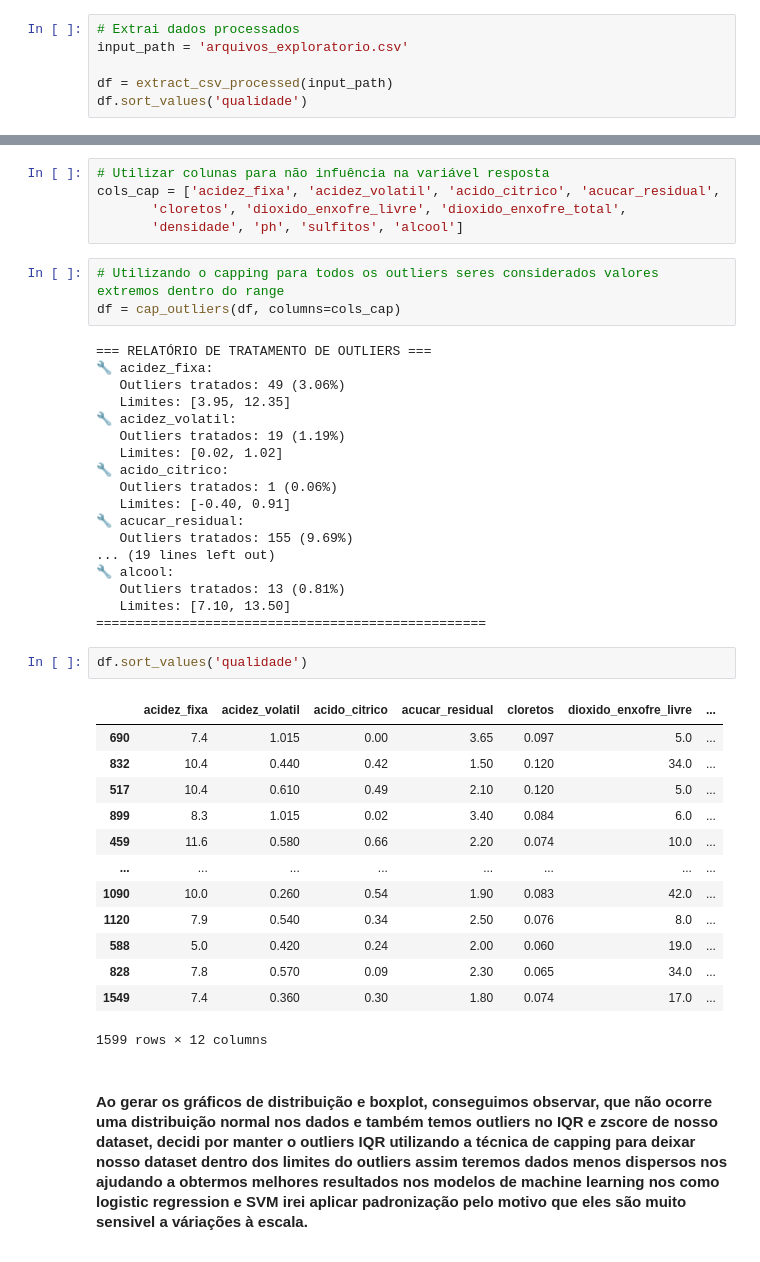
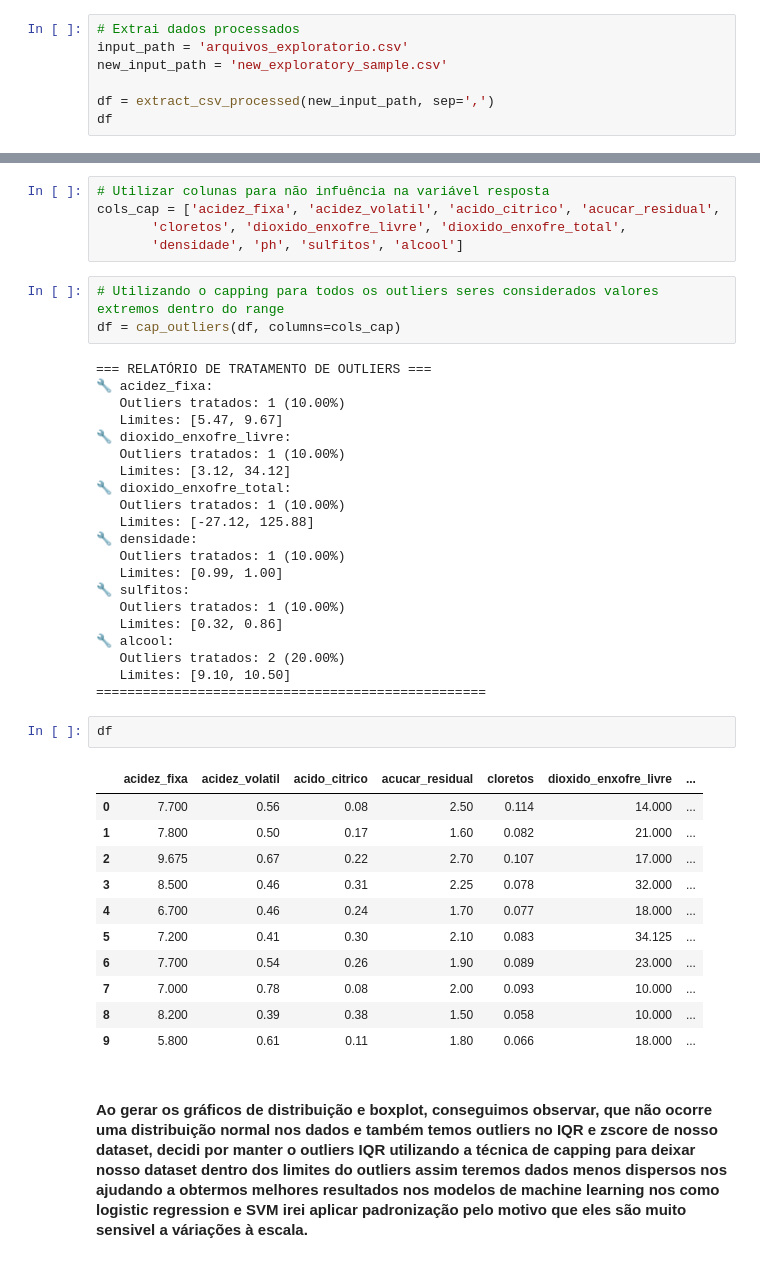
Before and after one commit to JacksonvBarbosa/Analise_qualidade_vinhos, a Jupyter notebook: notebooks/exploracao_dos_dados.ipynb, the cells around one changed output, grey strips where cells are left out. Drawn from its saved outputs; the diff is of its cells as text.

```diff
--- a/notebooks/exploracao_dos_dados.ipynb
+++ b/notebooks/exploracao_dos_dados.ipynb
@@ -38,8 +38,9 @@ from analise_qualidade_vinhos.config import DATA_PROCESSED
 # %%
 # Extrai dados processados
 input_path = 'arquivos_exploratorio.csv'
+new_input_path = 'new_exploratory_sample.csv'
 
-df = extract_csv_processed(input_path)
-df.sort_values('qualidade')
+df = extract_csv_processed(new_input_path, sep=',')
+df
 # %% [output]
 |  | acidez_fixa | acidez_volatil | acido_citrico | acucar_residual | cloretos | dioxido_enxofre_livre | ... |
@@ -191,37 +185,38 @@ df = cap_outliers(df, columns=cols_cap)
 # %% [output]
 === RELATÓRIO DE TRATAMENTO DE OUTLIERS ===
 🔧 acidez_fixa:
-   Outliers tratados: 49 (3.06%)
-   Limites: [3.95, 12.35]
-🔧 acidez_volatil:
-   Outliers tratados: 19 (1.19%)
-   Limites: [0.02, 1.02]
-🔧 acido_citrico:
-   Outliers tratados: 1 (0.06%)
-   Limites: [-0.40, 0.91]
-🔧 acucar_residual:
-   Outliers tratados: 155 (9.69%)
-... (19 lines left out)
+   Outliers tratados: 1 (10.00%)
+   Limites: [5.47, 9.67]
+🔧 dioxido_enxofre_livre:
+   Outliers tratados: 1 (10.00%)
+   Limites: [3.12, 34.12]
+🔧 dioxido_enxofre_total:
+   Outliers tratados: 1 (10.00%)
+   Limites: [-27.12, 125.88]
+🔧 densidade:
+   Outliers tratados: 1 (10.00%)
+   Limites: [0.99, 1.00]
+🔧 sulfitos:
+   Outliers tratados: 1 (10.00%)
+   Limites: [0.32, 0.86]
 🔧 alcool:
-   Outliers tratados: 13 (0.81%)
-   Limites: [7.10, 13.50]
+   Outliers tratados: 2 (20.00%)
+   Limites: [9.10, 10.50]
 ==================================================
 # %%
-df.sort_values('qualidade')
+df
 # %% [output]
 |  | acidez_fixa | acidez_volatil | acido_citrico | acucar_residual | cloretos | dioxido_enxofre_livre | ... |
-| 690 | 7.4 | 1.015 | 0.00 | 3.65 | 0.097 | 5.0 | ... |
-| 832 | 10.4 | 0.440 | 0.42 | 1.50 | 0.120 | 34.0 | ... |
-| 517 | 10.4 | 0.610 | 0.49 | 2.10 | 0.120 | 5.0 | ... |
-| 899 | 8.3 | 1.015 | 0.02 | 3.40 | 0.084 | 6.0 | ... |
-| 459 | 11.6 | 0.580 | 0.66 | 2.20 | 0.074 | 10.0 | ... |
-| ... | ... | ... | ... | ... | ... | ... | ... |
-| 1090 | 10.0 | 0.260 | 0.54 | 1.90 | 0.083 | 42.0 | ... |
-| 1120 | 7.9 | 0.540 | 0.34 | 2.50 | 0.076 | 8.0 | ... |
-| 588 | 5.0 | 0.420 | 0.24 | 2.00 | 0.060 | 19.0 | ... |
-| 828 | 7.8 | 0.570 | 0.09 | 2.30 | 0.065 | 34.0 | ... |
-| 1549 | 7.4 | 0.360 | 0.30 | 1.80 | 0.074 | 17.0 | ... |
+| 0 | 7.700 | 0.56 | 0.08 | 2.50 | 0.114 | 14.000 | ... |
+| 1 | 7.800 | 0.50 | 0.17 | 1.60 | 0.082 | 21.000 | ... |
+| 2 | 9.675 | 0.67 | 0.22 | 2.70 | 0.107 | 17.000 | ... |
+| 3 | 8.500 | 0.46 | 0.31 | 2.25 | 0.078 | 32.000 | ... |
+| 4 | 6.700 | 0.46 | 0.24 | 1.70 | 0.077 | 18.000 | ... |
+| 5 | 7.200 | 0.41 | 0.30 | 2.10 | 0.083 | 34.125 | ... |
+| 6 | 7.700 | 0.54 | 0.26 | 1.90 | 0.089 | 23.000 | ... |
+| 7 | 7.000 | 0.78 | 0.08 | 2.00 | 0.093 | 10.000 | ... |
+| 8 | 8.200 | 0.39 | 0.38 | 1.50 | 0.058 | 10.000 | ... |
+| 9 | 5.800 | 0.61 | 0.11 | 1.80 | 0.066 | 18.000 | ... |
-1599 rows × 12 columns
 # %% [markdown]
 #### Ao gerar os gráficos de distribuição e boxplot, conseguimos observar, que não ocorre uma distribuição normal nos dados e também temos outliers no IQR e zscore de nosso dataset, decidi por manter o outliers IQR utilizando a técnica de capping para deixar nosso dataset dentro dos limites do outliers assim teremos dados menos dispersos nos ajudando a obtermos melhores resultados nos modelos de machine learning nos como logistic regression e SVM irei aplicar padronização pelo motivo que eles são muito sensivel a váriações à escala.
 # %% [markdown]
```
Also changed, not shown: parts of 18 cells of this notebook, 57 other files.
